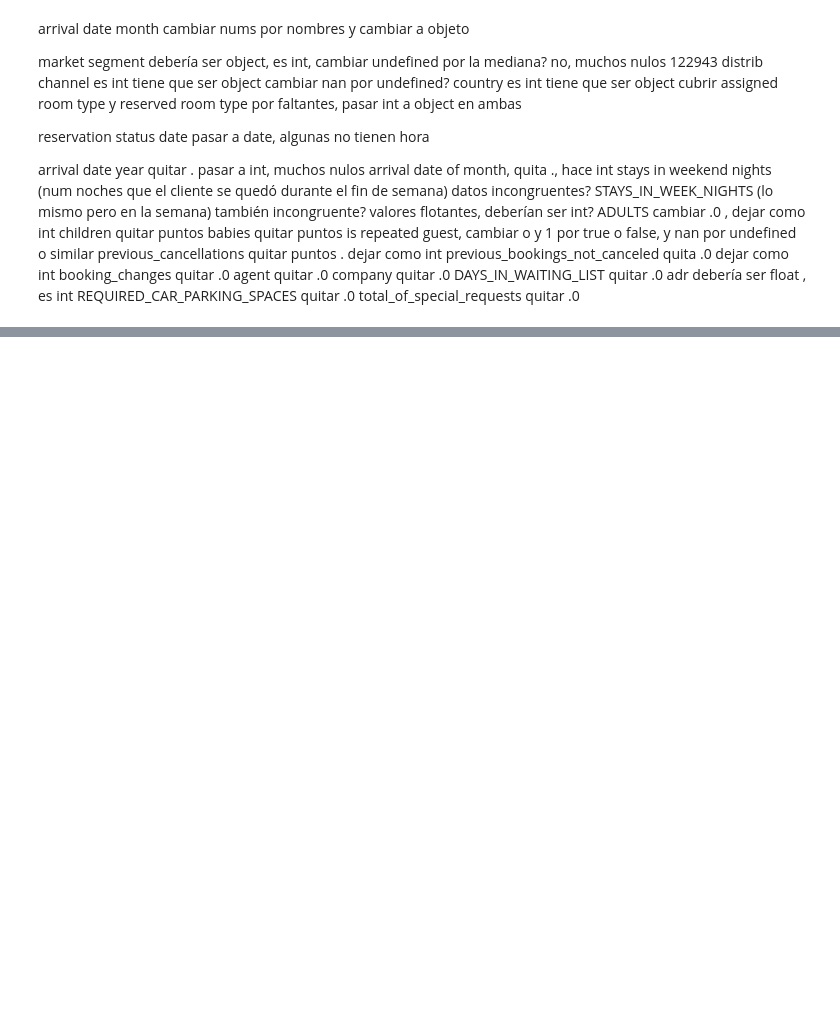
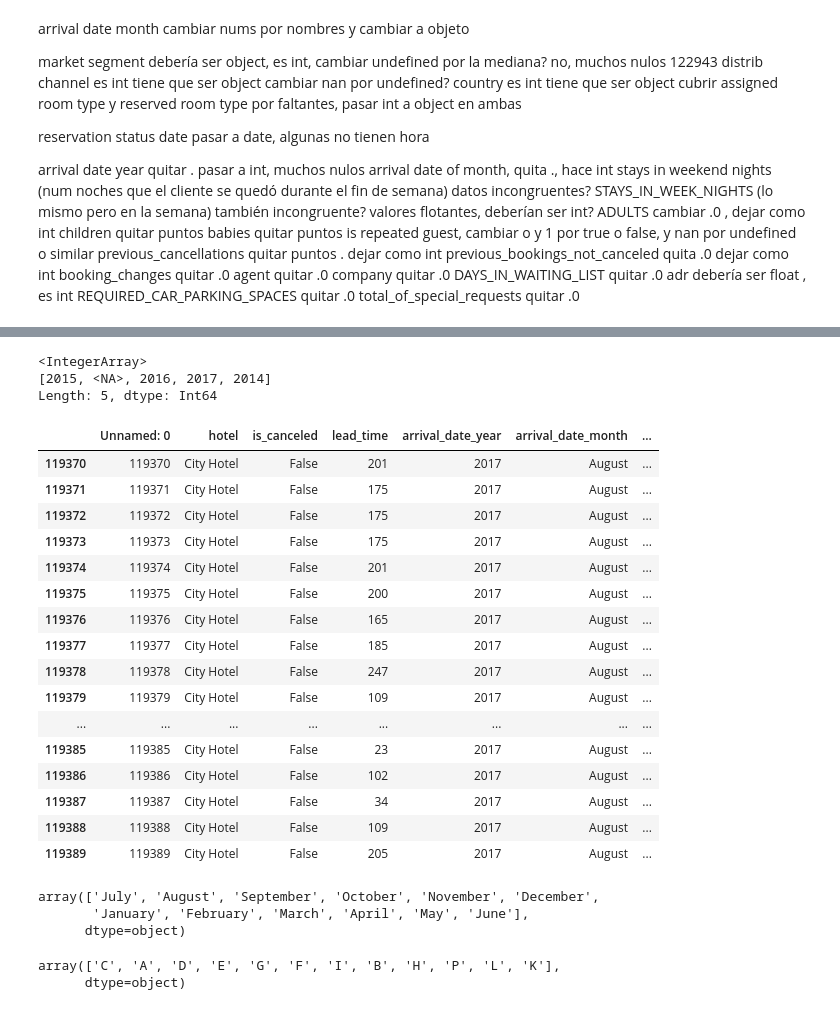
Before and after one commit to RachelCaste/project-da-promo-H-modulo-4-team-2, a Jupyter notebook: Limpieza_Ra.ipynb, the cells around one changed output, grey strips where cells are left out. Saved outputs shown, nothing was run; the diff lists cells and outputs as text; code cells hidden in the pictures; blank space fills up the shorter version.

```diff
--- a/Limpieza_Ra.ipynb
+++ b/Limpieza_Ra.ipynb
@@ -570,0 +620,2 @@ columns_to_drop=['0']
+# %%
+df_pao= df1.copy()
@@ -570,0 +764,9 @@ columns_to_drop=['0']
+# %%
+# Llenar los valores nulos con False (la moda)
+df_pao['is_repeated_guest']= df_pao['is_repeated_guest'].astype(str)
+
+df_pao['is_repeated_guest']= df_pao['is_repeated_guest'].replace('<NA>', 0 ).replace('False',0).replace('True',1)
+
+# Convertir la columna a tipo booleano
+
+df_pao['is_repeated_guest'] = df_pao['is_repeated_guest'].astype(bool)
@@ -570,0 +802,11 @@ columns_to_drop=['0']
+# %%
+# Convertir las fechas a tipo datetime con manejo de errores
+df_pao['reservation_status_date'] = pd.to_datetime(df_pao['reservation_status_date'], errors='coerce') # errors='coerce' para convertir las fechas inválidas a valores nulos (NaN)
+
+# Extraer solo la fecha válida
+df_pao['reservation_status_date'] = df_pao['reservation_status_date'].dt.date
+
+# Convertir en tipo date:
+df_pao['reservation_status_date'] = pd.to_datetime(df_pao['reservation_status_date'])
+
+df_pao['reservation_status_date']
@@ -570,0 +841,41 @@ columns_to_drop=['0']
+# %%
+#Extraer el año solo de las fechas no nulas
+
+df_pao['arrival_date_year'].fillna(df_pao['reservation_status_date'].dt.year, inplace=True)
+# %%
+df_pao['arrival_date_year'].unique()
+# %% [output]
+<IntegerArray>
+[2015, <NA>, 2016, 2017, 2014]
+Length: 5, dtype: Int64
+# %%
+df_pao.tail(20)
+# %% [output]
+|  | Unnamed: 0 | hotel | is_canceled | lead_time | arrival_date_year | arrival_date_month | ... |
+| 119370 | 119370 | City Hotel | False | 201 | 2017 | August | ... |
+| 119371 | 119371 | City Hotel | False | 175 | 2017 | August | ... |
+| 119372 | 119372 | City Hotel | False | 175 | 2017 | August | ... |
+| 119373 | 119373 | City Hotel | False | 175 | 2017 | August | ... |
+| 119374 | 119374 | City Hotel | False | 201 | 2017 | August | ... |
+| 119375 | 119375 | City Hotel | False | 200 | 2017 | August | ... |
+| 119376 | 119376 | City Hotel | False | 165 | 2017 | August | ... |
+| 119377 | 119377 | City Hotel | False | 185 | 2017 | August | ... |
+| 119378 | 119378 | City Hotel | False | 247 | 2017 | August | ... |
+| 119379 | 119379 | City Hotel | False | 109 | 2017 | August | ... |
+| ... | ... | ... | ... | ... | ... | ... | ... |
+| 119385 | 119385 | City Hotel | False | 23 | 2017 | August | ... |
+| 119386 | 119386 | City Hotel | False | 102 | 2017 | August | ... |
+| 119387 | 119387 | City Hotel | False | 34 | 2017 | August | ... |
+| 119388 | 119388 | City Hotel | False | 109 | 2017 | August | ... |
+| 119389 | 119389 | City Hotel | False | 205 | 2017 | August | ... |
+# %%
+df_pao['arrival_date_month'].unique()
+# %% [output]
+array(['July', 'August', 'September', 'October', 'November', 'December',
+       'January', 'February', 'March', 'April', 'May', 'June'],
+      dtype=object)
+# %%
+df_pao['assigned_room_type'].unique()
+# %% [output]
+array(['C', 'A', 'D', 'E', 'G', 'F', 'I', 'B', 'H', 'P', 'L', 'K'],
+      dtype=object)
```
Also changed, not shown: parts of 38 cells of this notebook.
